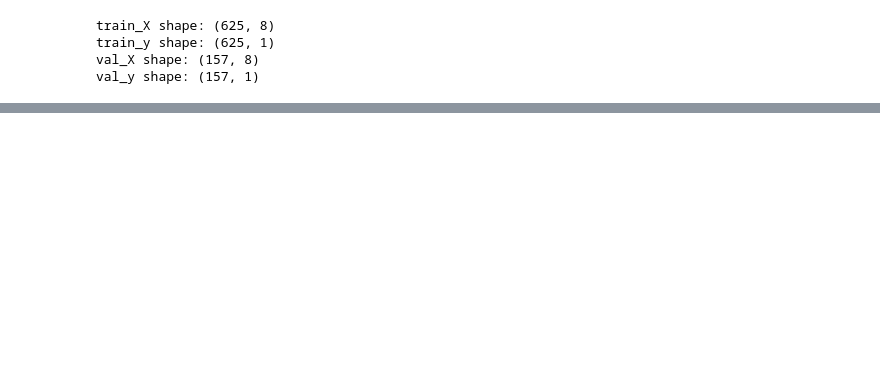
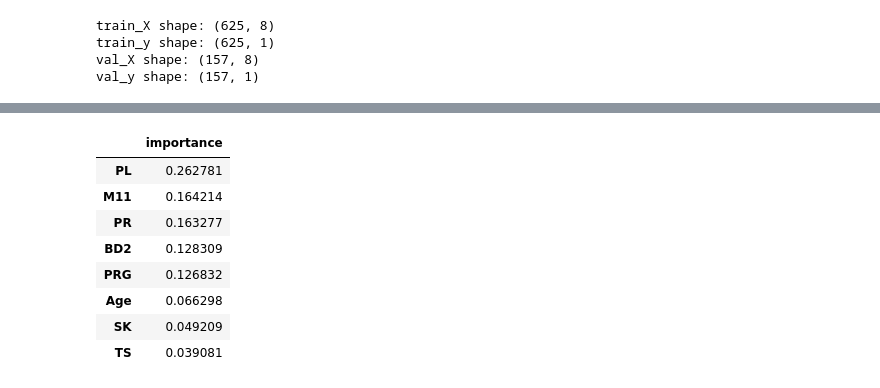
Before and after one commit to miketvo/rmit2023a-cosc2753-assignment1, a Jupyter notebook: notebooks/Step5.ModelSelection.ipynb, the cells around one changed output, grey strips where cells are left out. Cells and saved outputs as stored; diff of their text form; code cells hidden in the pictures; blank space fills up the shorter version.

```diff
--- a/notebooks/Step5.ModelSelection.ipynb
+++ b/notebooks/Step5.ModelSelection.ipynb
@@ -109,0 +106,15 @@ weighted avg       0.83      0.82      0.82       157
+# %%
+column_names = df_X.columns
+feature_importances = pd.DataFrame(tree_clf.best_estimator_.feature_importances_, index = column_names, columns=['importance'])
+feature_importances.sort_values(by='importance', ascending=False, inplace=True)
+feature_importances
+# %% [output]
+|  | importance |
+| PL | 0.262781 |
+| M11 | 0.164214 |
+| PR | 0.163277 |
+| BD2 | 0.128309 |
+| PRG | 0.126832 |
+| Age | 0.066298 |
+| SK | 0.049209 |
+| TS | 0.039081 |
```
Also changed, not shown: parts of 18 cells of this notebook, 6 other files.
